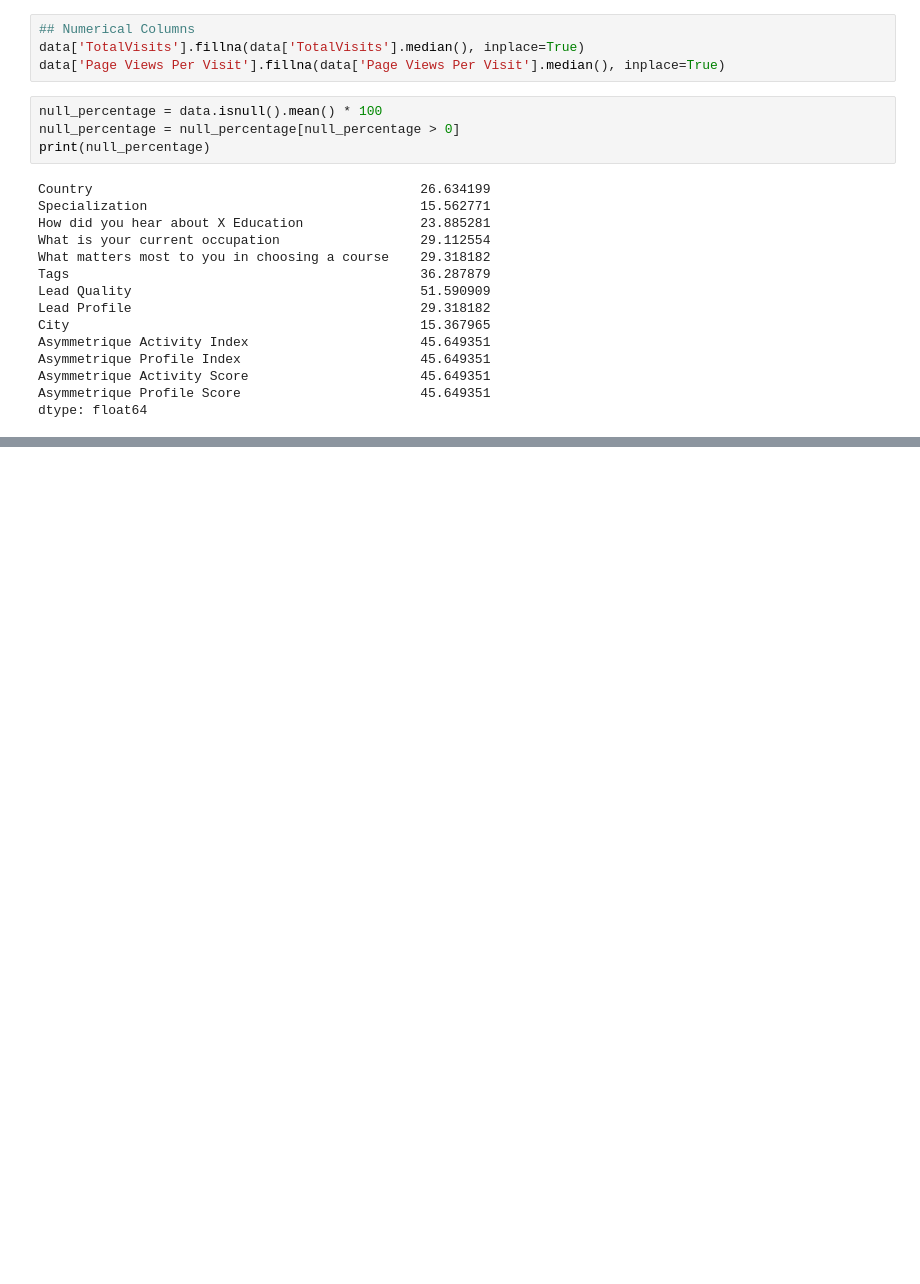
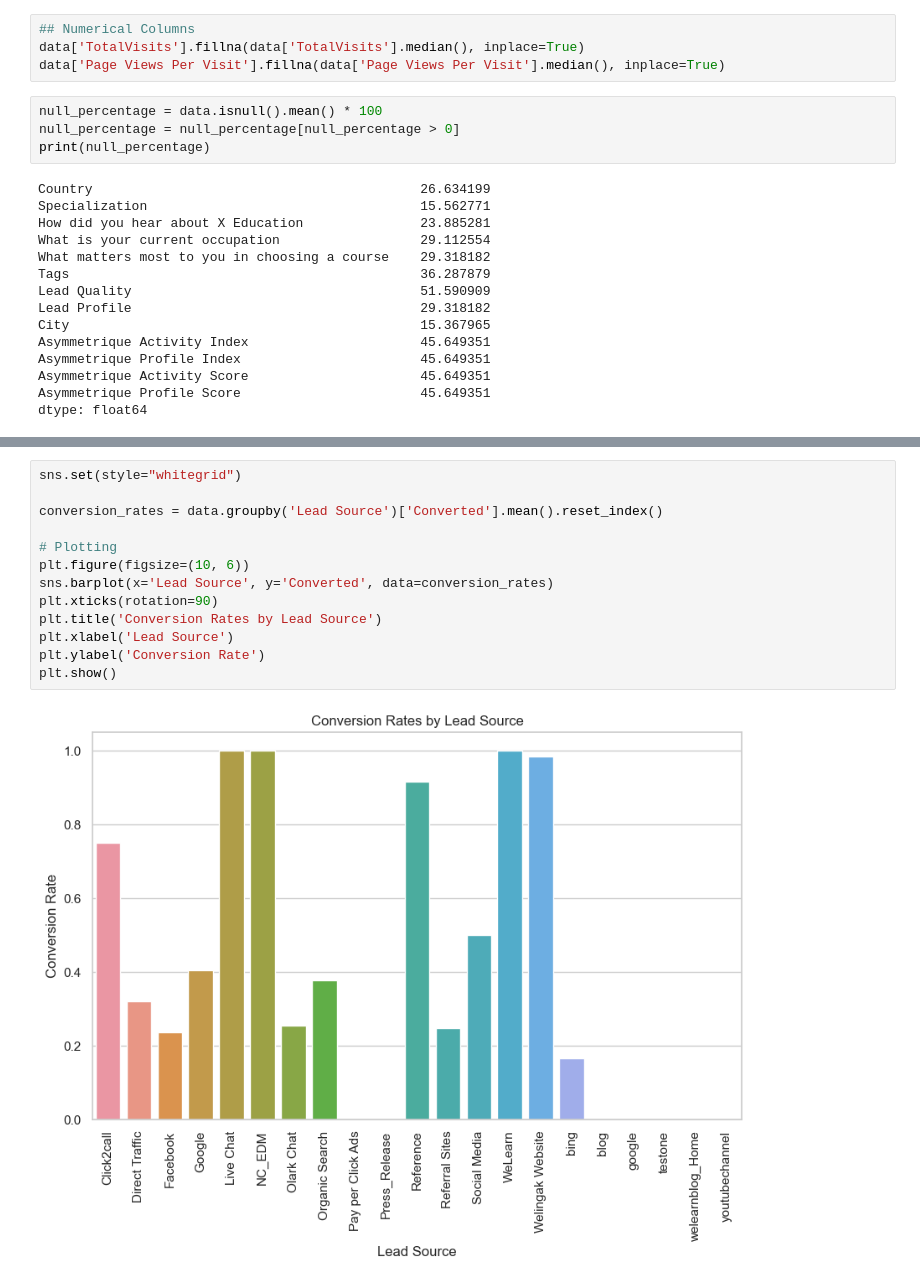
Before and after one commit to paulamisurroy/lead-scoring-logicalRegression, a Jupyter notebook: Lead_Scoring_V1.ipynb, the cells around one changed output, grey strips where cells are left out. Saved outputs shown, nothing was run; the diff lists cells and outputs as text; blank space fills up the shorter version.

```diff
--- a/Lead_Scoring_V1.ipynb
+++ b/Lead_Scoring_V1.ipynb
@@ -218,0 +471,15 @@ dtype: float64
+# %%
+sns.set(style="whitegrid")
+
+conversion_rates = data.groupby('Lead Source')['Converted'].mean().reset_index()
+
+# Plotting
+plt.figure(figsize=(10, 6))
+sns.barplot(x='Lead Source', y='Converted', data=conversion_rates)
+plt.xticks(rotation=90)
+plt.title('Conversion Rates by Lead Source')
+plt.xlabel('Lead Source')
+plt.ylabel('Conversion Rate')
+plt.show()
+# %% [output]
+[figure, added]
```
Also changed, not shown: parts of 46 cells of this notebook.
